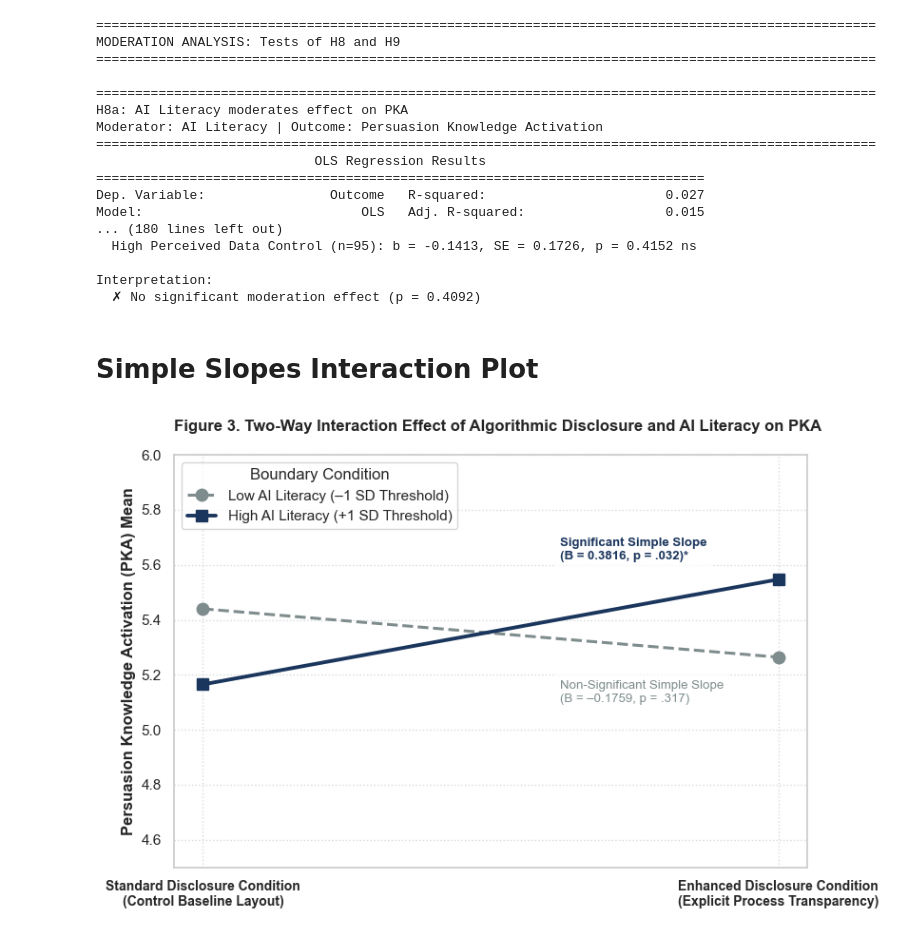
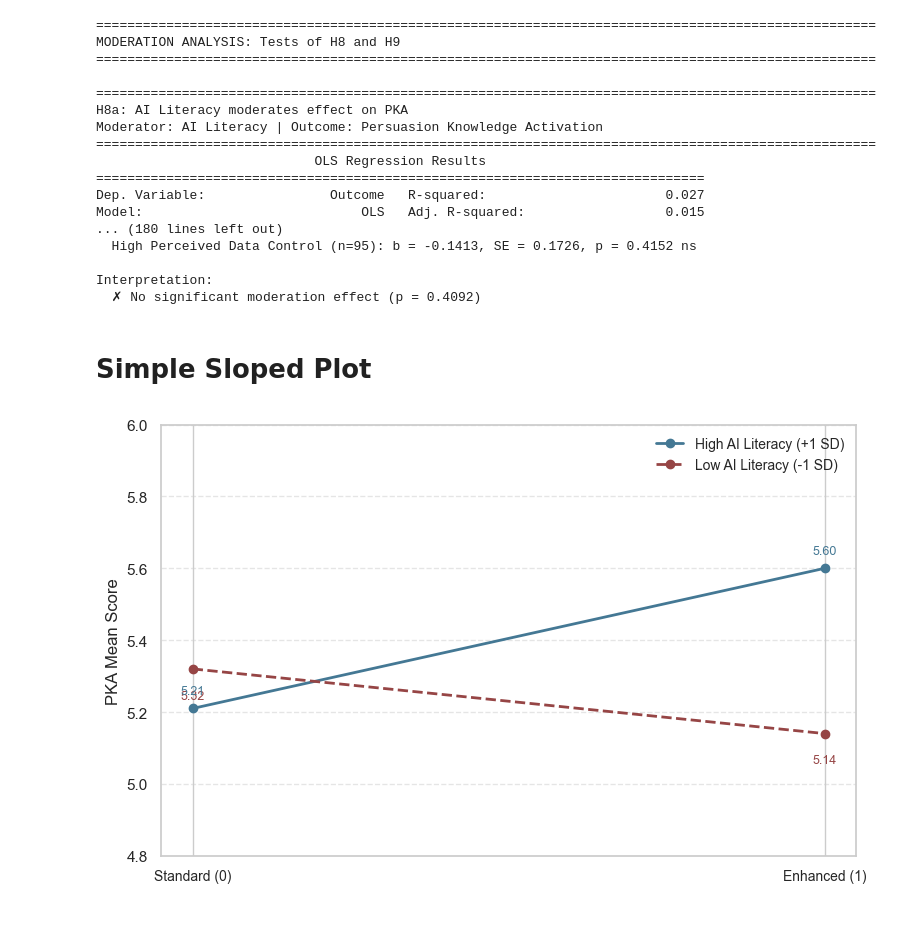
Before and after one commit to nichichan/final_thesis_data_analysis, a Jupyter notebook: Thesis Final Analysis/reliability_test_final.ipynb, the cells around one changed output. Saved outputs shown, nothing was run; the diff lists cells and outputs as text; code cells hidden in the pictures.

```diff
--- a/Thesis Final Analysis/reliability_test_final.ipynb
+++ b/Thesis Final Analysis/reliability_test_final.ipynb
@@ -973,81 +973,37 @@ Model:                            OLS   Adj. R-squared:                  0.015
 
 Interpretation:
   ✗ No significant moderation effect (p = 0.4092)
+# %% [markdown]
+# Simple Sloped Plot
 # %%
 import matplotlib.pyplot as plt
 import numpy as np
 
 conditions = ['Standard (0)', 'Enhanced (1)']
 condition_codes = [0, 1]
 
 pka_low = [5.32, 5.14]
 pka_high = [5.21, 5.60]
 
 fig, ax = plt.subplots(figsize=(8, 5))
-ax.plot(condition_codes, pka_high, marker='o', color='blue', linestyle='-', linewidth=2, label='High AI Literacy (+1 SD)')
-ax.plot(condition_codes, pka_low, marker='o', color='red', linestyle='--', linewidth=2, label='Low AI Literacy (-1 SD)')
+ax.plot(condition_codes, pka_high, marker='o', color='#447894', linestyle='-', linewidth=2, label='High AI Literacy (+1 SD)')
+ax.plot(condition_codes, pka_low, marker='o', color='#964545', linestyle='--', linewidth=2, label='Low AI Literacy (-1 SD)')
 
 ax.set_xticks(condition_codes)
 ax.set_xticklabels(conditions, fontsize=10)
 ax.set_ylabel('PKA Mean Score', fontsize=12)
 ax.set_ylim(4.8, 6.0)
-ax.set_title('Interaction of Disclosure Condition and AI Literacy on PKA', fontsize=14, pad=16)
 ax.legend(frameon=False, fontsize=10)
 ax.grid(axis='y', linestyle='--', alpha=0.5)
 
 for x_val, y_val in zip(condition_codes, pka_low):
     ax.annotate(f'{y_val:.2f}', xy=(x_val, y_val), xytext=(0, -15), textcoords='offset points',
-                ha='center', va='top', color='red', fontsize=9)
+                ha='center', va='top', color='#964545', fontsize=9)
 for x_val, y_val in zip(condition_codes, pka_high):
     ax.annotate(f'{y_val:.2f}', xy=(x_val, y_val), xytext=(0, 8), textcoords='offset points',
-                ha='center', va='bottom', color='blue', fontsize=9)
+                ha='center', va='bottom', color='#447894', fontsize=9)
 
-ax.text(0.5, 5.95, 'High AI Literacy slopes upward while Low AI Literacy slopes slightly downward',
-        ha='center', va='center', fontsize=10, color='black')
 fig.tight_layout()
 plt.show()
+# %% [output]
+[figure, added]
-# %% [markdown]
-# Simple Slopes Interaction Plot
-# %%
-# Simple slopes interaction plot for AI Literacy x PKA interaction
-fig2, ax2 = plt.subplots(figsize=(8.5, 5.5))
-
-# Set condition values on the x-axis (0 = Standard, 1 = Enhanced Layout)
-x_conditions = np.array([0, 1])
-
-# Expected values calculated from the Table 9/10 interaction intercepts
-pka_low_literacy = [5.440, 5.264]   # Non-significant decrease (Slope B = -0.1759)
-pka_high_literacy = [5.165, 5.547]  # Significant linear increase (Slope B = 0.3816)
-
-# Plot simple slopes using alternating line configurations
-ax2.plot(x_conditions, pka_low_literacy, label='Low AI Literacy (–1 SD Threshold)',
-         color='#7F8C8D', linestyle='--', marker='o', linewidth=2.2, markersize=9)
-
-ax2.plot(x_conditions, pka_high_literacy, label='High AI Literacy (+1 SD Threshold)',
-         color='#1B365D', linestyle='-', marker='s', linewidth=2.8, markersize=9)
-
-# Adjust categorical styling and tick labeling
-ax2.set_xticks(x_conditions)
-ax2.set_xticklabels([
-    'Standard Disclosure Condition\n(Control Baseline Layout)',
-    'Enhanced Disclosure Condition\n(Explicit Process Transparency)'
-], fontweight='bold', fontsize=10)
-
-# Set axis limits and annotations
-ax2.set_ylabel('Persuasion Knowledge Activation (PKA) Mean', fontweight='bold')
-ax2.set_title('Figure 3. Two-Way Interaction Effect of Algorithmic Disclosure and AI Literacy on PKA',
-             fontweight='bold', pad=18, loc='left')
-ax2.set_ylim(4.5, 6.0)
-ax2.grid(True, linestyle=':', alpha=0.6, color='#BDC3C7')
-ax2.legend(title='Boundary Condition', loc='upper left', frameon=True)
-
-# Overlay statistical text blocks directly on the canvas area
-ax2.text(0.62, 5.62, 'Significant Simple Slope\n(B = 0.3816, p = .032)*',
-         color='#1B365D', fontsize=9.5, fontweight='bold', bbox=dict(facecolor='white', alpha=0.8, edgecolor='none'))
-ax2.text(0.62, 5.10, 'Non-Significant Simple Slope\n(B = –0.1759, p = .317)',
-         color='#7F8C8D', fontsize=9.5, bbox=dict(facecolor='white', alpha=0.8, edgecolor='none'))
-
-plt.tight_layout()
-plt.show()
-# %% [output]
-[figure, removed]
```
Also changed, not shown: parts of 1 cell of this notebook.
